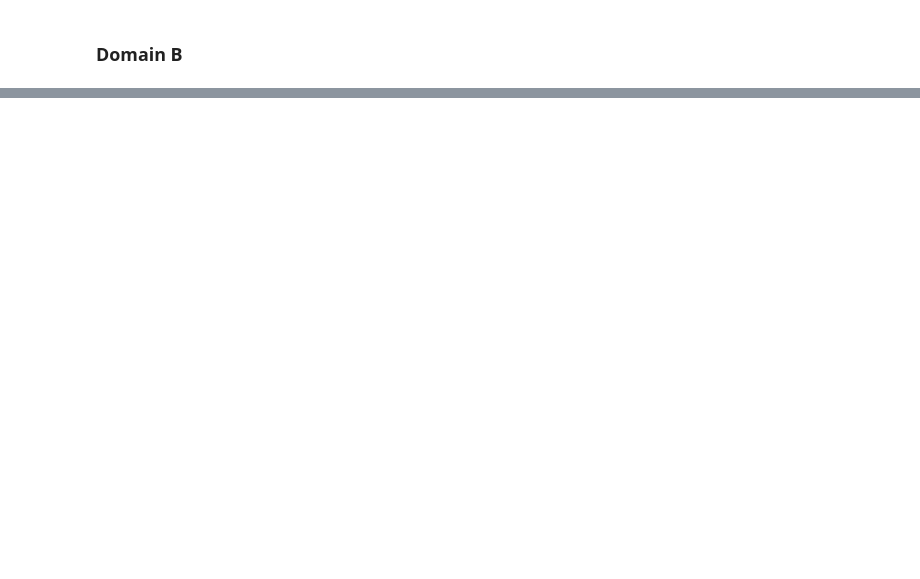
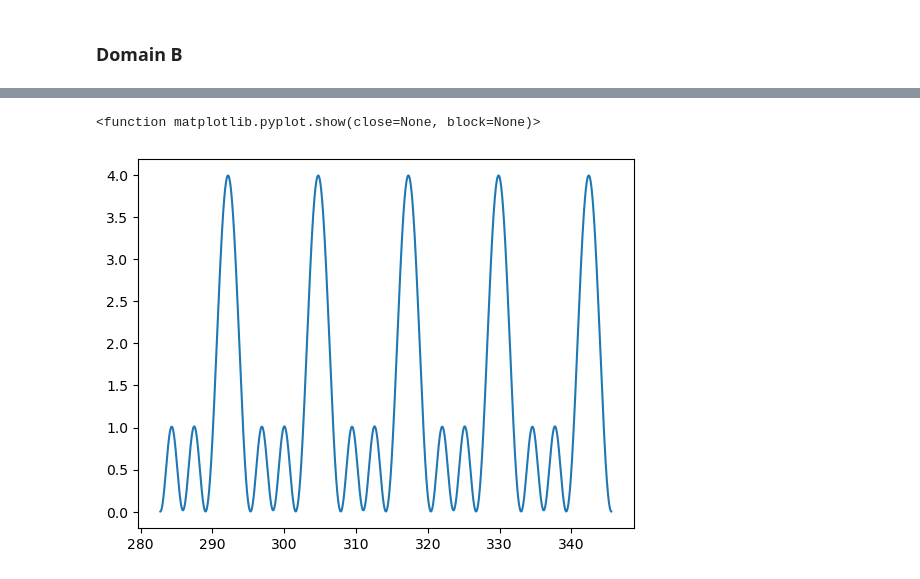
Before and after one commit to SeanDisaro/CL_PDE_Solv, a Jupyter notebook: notebooks/sintsin2tproblem.ipynb, the cells around one changed output, grey strips where cells are left out. Drawn from its saved outputs; the diff is of its cells as text; code cells hidden in the pictures; blank space fills up the shorter version.

```diff
--- a/notebooks/sintsin2tproblem.ipynb
+++ b/notebooks/sintsin2tproblem.ipynb
@@ -154,0 +251,49 @@ torch.save(sol_cluster_B, Path(trained_models_address , 'local_B0.pt'))
+# %%
+#boundaryNet model without clustertime dependence:
+local_solutions[0].to('cuda')
+local_solutions[1].to('cuda')
+
+my_assemblingNetwork = AssemblingNetwork_non_t_dep( 1,30,15 ).to('cuda')
+alpha = 1e-3
+beta = 1e-3
+optimizer = torch.optim.Adam(my_assemblingNetwork.parameters(), lr = 1e-3)
+for i in range(2000):
+  optimizer.zero_grad()
+  loss = D_glob_non_t_dep(my_assemblingNetwork , local_solutions, boundary_rep, boundary_clust,  rep_grid, clust_grid , boundary_value , f_out,  alpha, beta )
+  print(loss.item())
+  loss.backward(retain_graph=True)
+  optimizer.step()
+# %%
+my_assemblingNetwork.to('cpu')
+local_solutions[0].to('cpu')
+local_solutions[1].to('cpu')
+
+N_grid_test = 10000
+t_grid_test = torch.linspace(90*torch.pi , 110*torch.pi,N_grid_test,requires_grad = True).view(-1,1)
+clust_idx_boundary_t, t_rep_boundary = clustering(torch.tensor([0.]))
+boundary_t = torch.tensor(  0., requires_grad = True).view(-1,1)
+boundary_rep = torch.tensor(  0., requires_grad = True).view(-1,1)
+boundary_clust = torch.tensor(  0., requires_grad = True).view(-1,1)
+boundary_value = torch.zeros( (N_grid_test, 1) )
+#output on grid:
+f_out = torch.zeros(t_grid_test.shape[0])
+for i in range(t_grid_test.shape[0]):
+  f_out[i] = f(t_grid_test[i])
+
+
+rep_grid_test = torch.rand( (N_grid_test , 1) )
+clust_grid_test = torch.rand( (N_grid_test , 1) )
+
+
+for i in range(N_grid_test):
+  clust_idx_test, t_rep_test  = clustering(t_grid_test[i,0])
+  clust_grid_test[i,0]  = torch.tensor(clust_idx_test)
+  rep_grid_test[i,0] = torch.tensor(t_rep_test)
+
+out = my_assemblingNetwork( rep_grid_test,clust_grid_test , local_solutions)[0].detach().numpy()
+
+plt.plot(t_grid_test.detach().numpy() , out)
+plt.show
+# %% [output]
+<function matplotlib.pyplot.show(close=None, block=None)>
+[figure, added]
```
Also changed, not shown: parts of 15 cells of this notebook, 2 other files.
